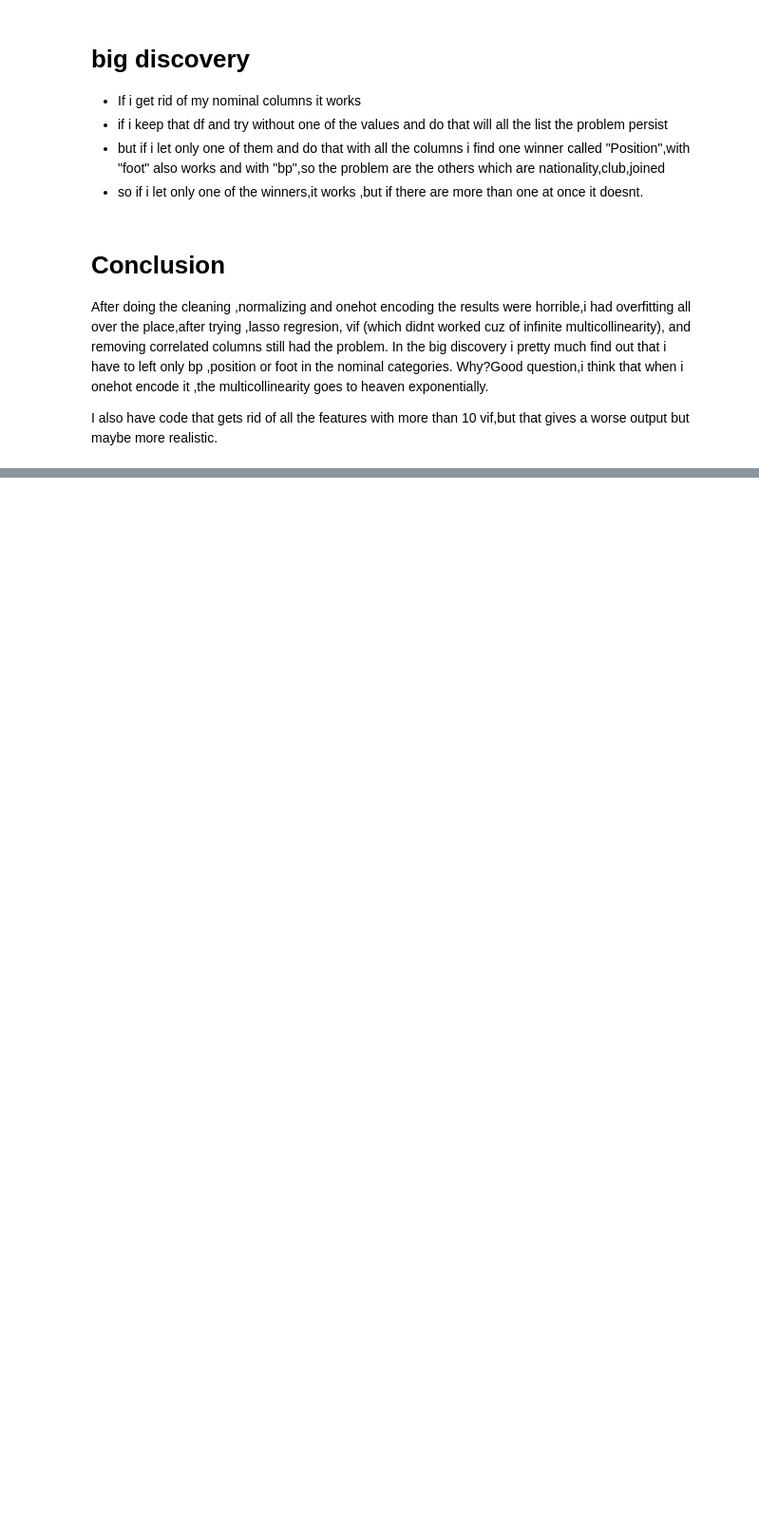
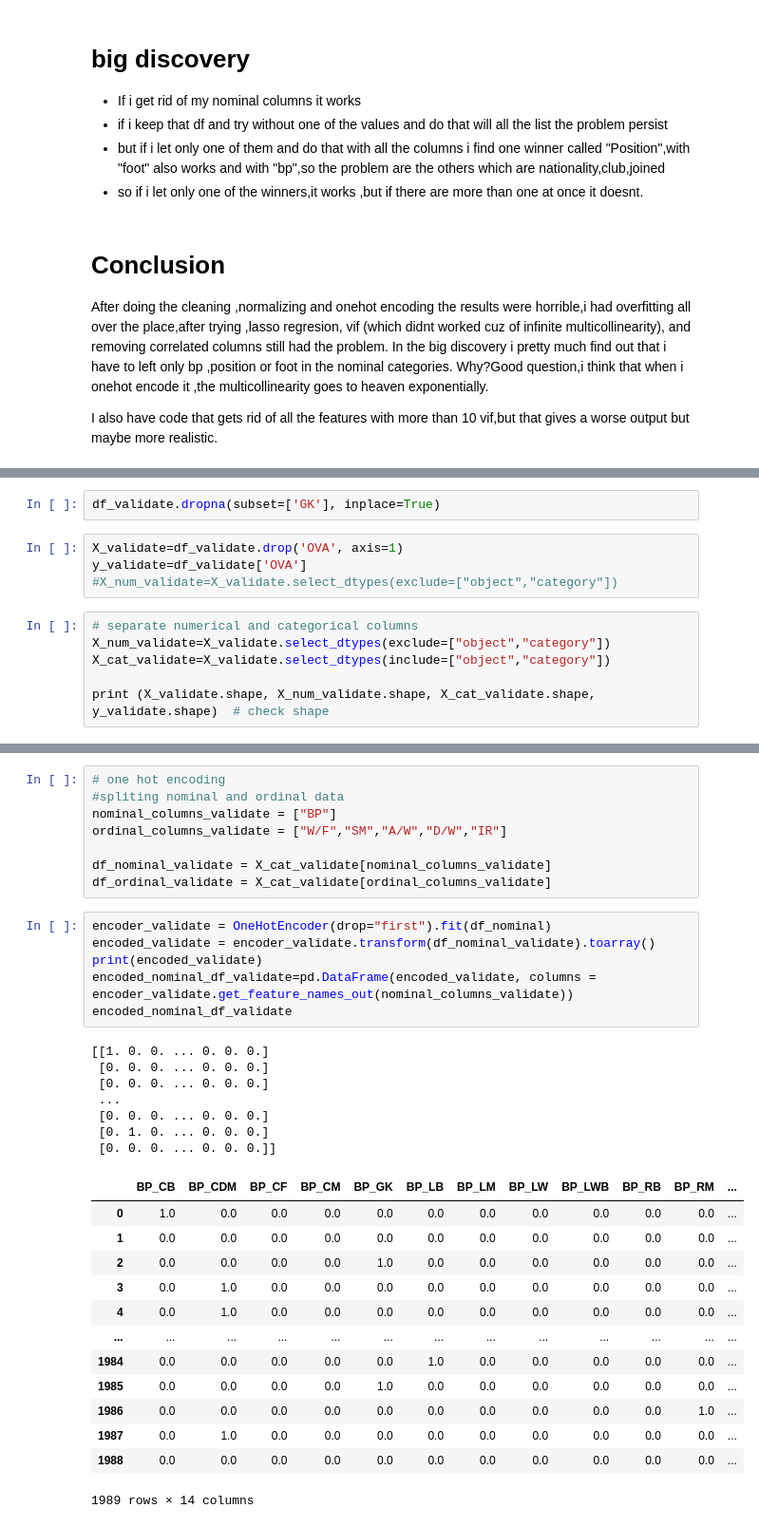
Before and after one commit to Alpha1294/FIFA, a Jupyter notebook: fifa_project.ipynb, the cells around one changed output, grey strips where cells are left out. Shown at 95% size. Saved outputs shown, nothing was run; the diff lists cells and outputs as text; blank space fills up the shorter version.

```diff
--- a/fifa_project.ipynb
+++ b/fifa_project.ipynb
@@ -659,0 +745,12 @@ I also have code that gets rid of all the features with more than 10 vif,but tha
+# %%
+df_validate.dropna(subset=['GK'], inplace=True)
+# %%
+X_validate=df_validate.drop('OVA', axis=1)
+y_validate=df_validate['OVA']
+#X_num_validate=X_validate.select_dtypes(exclude=["object","category"])
+# %%
+# separate numerical and categorical columns
+X_num_validate=X_validate.select_dtypes(exclude=["object","category"])
+X_cat_validate=X_validate.select_dtypes(include=["object","category"])
+
+print (X_validate.shape, X_num_validate.shape, X_cat_validate.shape, y_validate.shape)  # check shape
@@ -659,0 +780,35 @@ I also have code that gets rid of all the features with more than 10 vif,but tha
+# %%
+# one hot encoding
+#spliting nominal and ordinal data
+nominal_columns_validate = ["BP"]
+ordinal_columns_validate = ["W/F","SM","A/W","D/W","IR"]
+
+df_nominal_validate = X_cat_validate[nominal_columns_validate]
+df_ordinal_validate = X_cat_validate[ordinal_columns_validate]
+# %%
+encoder_validate = OneHotEncoder(drop="first").fit(df_nominal)
+encoded_validate = encoder_validate.transform(df_nominal_validate).toarray()
+print(encoded_validate)
+encoded_nominal_df_validate=pd.DataFrame(encoded_validate, columns = encoder_validate.get_feature_names_out(nominal_columns_validate))
+encoded_nominal_df_validate
+# %% [output]
+[[1. 0. 0. ... 0. 0. 0.]
+ [0. 0. 0. ... 0. 0. 0.]
+ [0. 0. 0. ... 0. 0. 0.]
+ ...
+ [0. 0. 0. ... 0. 0. 0.]
+ [0. 1. 0. ... 0. 0. 0.]
+ [0. 0. 0. ... 0. 0. 0.]]
+|  | BP_CB | BP_CDM | BP_CF | BP_CM | BP_GK | BP_LB | BP_LM | BP_LW | BP_LWB | BP_RB | BP_RM | ... |
+| 0 | 1.0 | 0.0 | 0.0 | 0.0 | 0.0 | 0.0 | 0.0 | 0.0 | 0.0 | 0.0 | 0.0 | ... |
+| 1 | 0.0 | 0.0 | 0.0 | 0.0 | 0.0 | 0.0 | 0.0 | 0.0 | 0.0 | 0.0 | 0.0 | ... |
+| 2 | 0.0 | 0.0 | 0.0 | 0.0 | 1.0 | 0.0 | 0.0 | 0.0 | 0.0 | 0.0 | 0.0 | ... |
+| 3 | 0.0 | 1.0 | 0.0 | 0.0 | 0.0 | 0.0 | 0.0 | 0.0 | 0.0 | 0.0 | 0.0 | ... |
+| 4 | 0.0 | 1.0 | 0.0 | 0.0 | 0.0 | 0.0 | 0.0 | 0.0 | 0.0 | 0.0 | 0.0 | ... |
+| ... | ... | ... | ... | ... | ... | ... | ... | ... | ... | ... | ... | ... |
+| 1984 | 0.0 | 0.0 | 0.0 | 0.0 | 0.0 | 1.0 | 0.0 | 0.0 | 0.0 | 0.0 | 0.0 | ... |
+| 1985 | 0.0 | 0.0 | 0.0 | 0.0 | 1.0 | 0.0 | 0.0 | 0.0 | 0.0 | 0.0 | 0.0 | ... |
+| 1986 | 0.0 | 0.0 | 0.0 | 0.0 | 0.0 | 0.0 | 0.0 | 0.0 | 0.0 | 0.0 | 1.0 | ... |
+| 1987 | 0.0 | 1.0 | 0.0 | 0.0 | 0.0 | 0.0 | 0.0 | 0.0 | 0.0 | 0.0 | 0.0 | ... |
+| 1988 | 0.0 | 0.0 | 0.0 | 0.0 | 0.0 | 0.0 | 0.0 | 0.0 | 0.0 | 0.0 | 0.0 | ... |
+1989 rows × 14 columns
```
Also changed, not shown: parts of 31 cells of this notebook, 1 other file.
